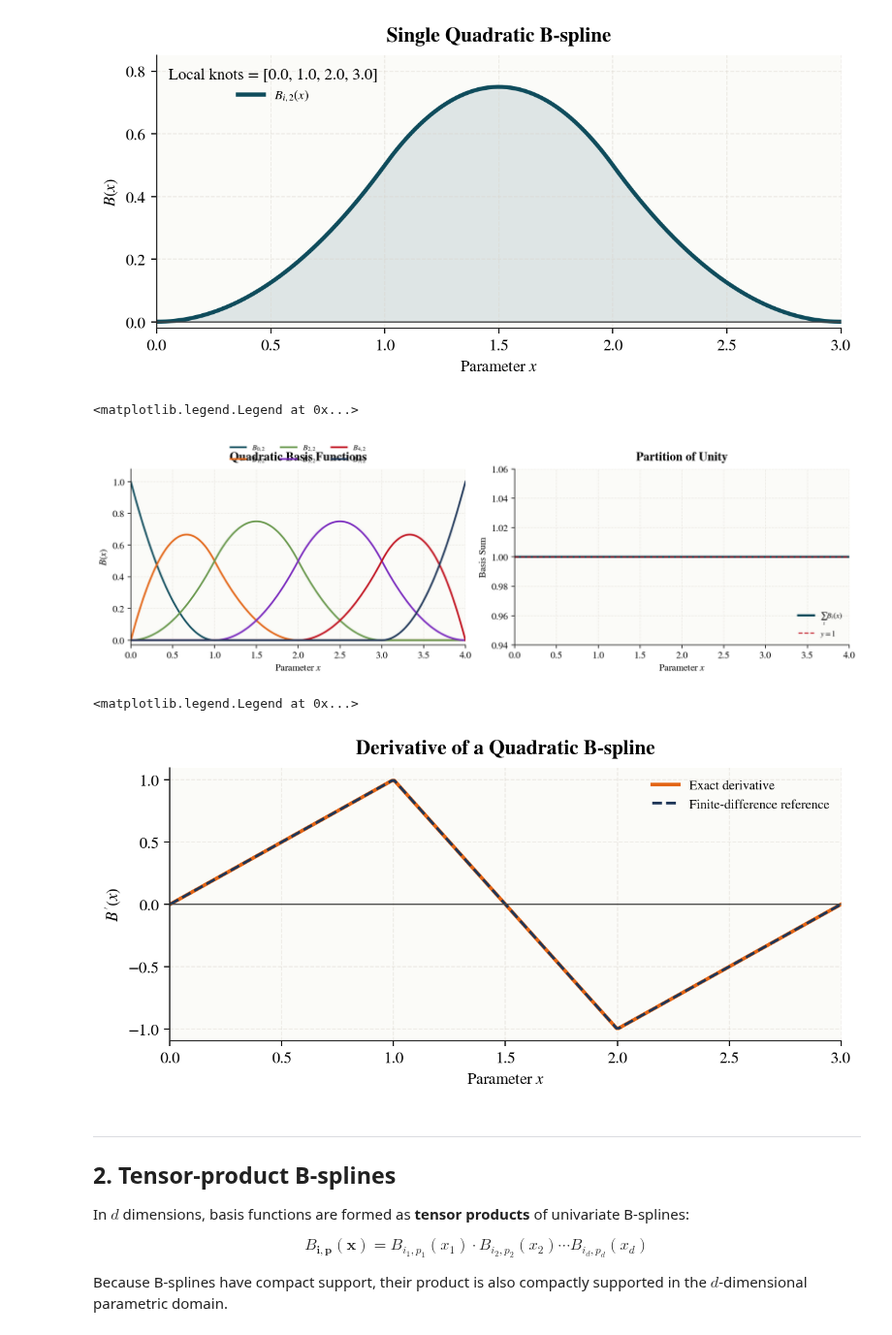
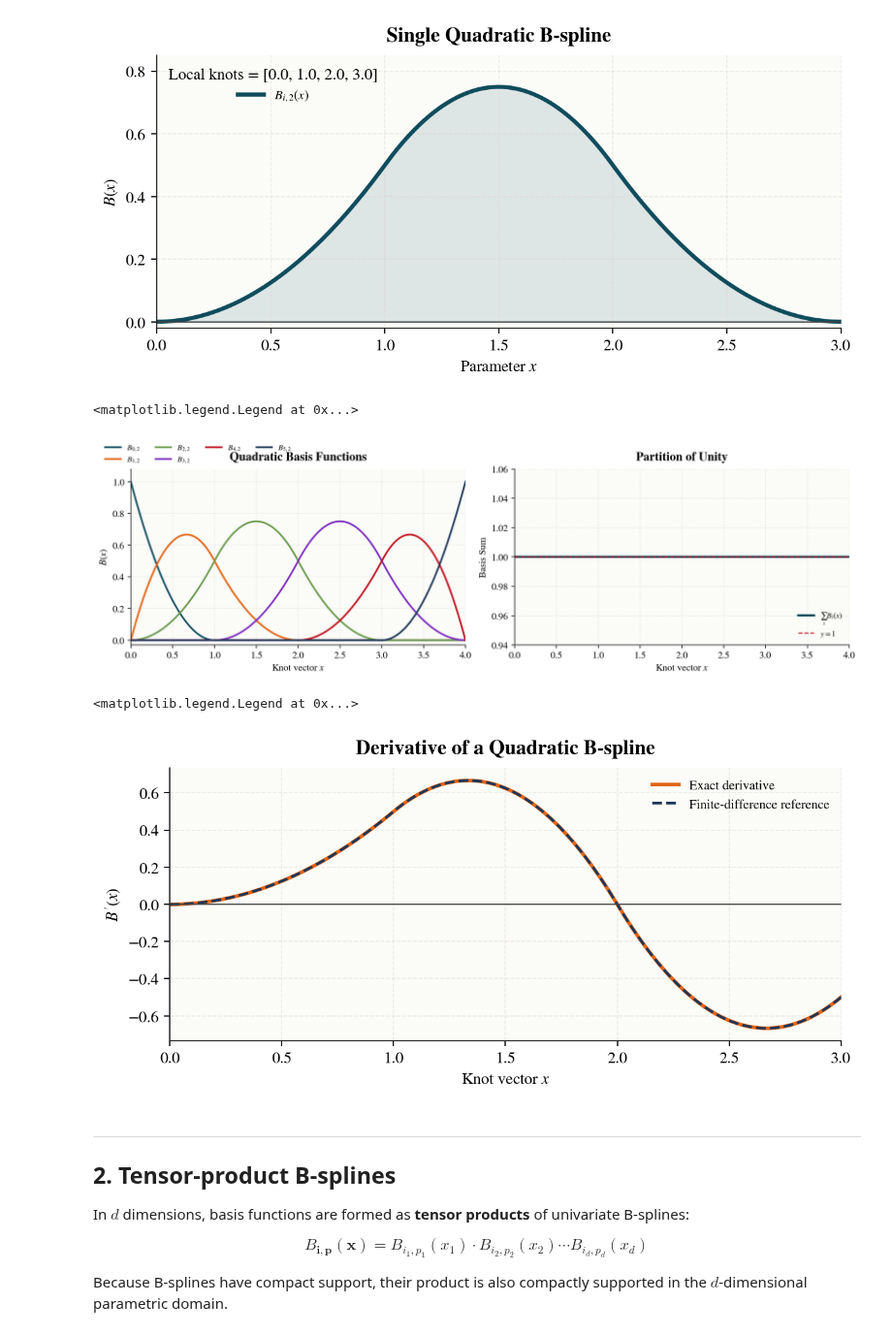
Before and after one commit to VhI3/THBSplines, a Jupyter notebook: notebooks/THBSplines_tutorial.ipynb, the cells around one changed output. Shown at 97% size. Cells and saved outputs as stored; diff of their text form; code cells hidden in the pictures.

```diff
--- a/notebooks/THBSplines_tutorial.ipynb
+++ b/notebooks/THBSplines_tutorial.ipynb
@@ -162,7 +162,7 @@ ax.legend(loc='upper left', title=f'Local knots = {knots.tolist()}')
 # They form a partition of unity (sum = 1 everywhere).
 
 global_knots = np.array([0, 0, 0, 1, 2, 3, 4, 4, 4], dtype=float)
-degree = 2
+degree = 2 # quadratic
 n_basis = len(global_knots) - degree - 1  # = 6
 
 x = np.linspace(0, 4, 400)
@@ -178,45 +178,45 @@ for i in range(n_basis):
     total += yi
     axes[0].plot(x, yi, lw=2.0, color=LINE_COLORS[i % len(LINE_COLORS)], label=fr'$B_{{{i},{degree}}}$')
 
-style_axes(axes[0], xlabel='Parameter $x$', ylabel='$B(x)$', title='Quadratic Basis Functions')
+style_axes(axes[0], xlabel='Knot vector $x$', ylabel='$B(x)$', title='Quadratic Basis Functions')
 axes[0].set_xlim(0, 4)
 axes[0].set_ylim(-0.03, 1.08)
-axes[0].legend(ncol=3, loc='upper center', bbox_to_anchor=(0.5, 1.18))
+axes[0].legend(ncol=4, loc='best', bbox_to_anchor=(0.5, 1.18))
 
 axes[1].plot(x, total, lw=2.6, color=LINE_COLORS[0], label=r'$\sum_i B_i(x)$')
 axes[1].axhline(1, color=LINE_COLORS[4], ls='--', lw=1.3, label='$y = 1$')
-style_axes(axes[1], xlabel='Parameter $x$', ylabel='Basis Sum', title='Partition of Unity')
+style_axes(axes[1], xlabel='Knot vector $x$', ylabel='Basis Sum', title='Partition of Unity')
 axes[1].set_xlim(0, 4)
 axes[1].set_ylim(0.94, 1.06)
 axes[1].legend(loc='lower right')
 # %% [output]
 <matplotlib.legend.Legend at 0x...>
-[figure, old version]
+[figure, new version]
 # %%
 # ── First derivative of a B-spline ────────────────────────────────────────────
 #
 # The derivative of B_{i,p} is:
 #   B'_{i,p}(x) = p * [ B_{i,p-1}(x) / (t_{i+p}-t_i)  -  B_{i+1,p-1}(x) / (t_{i+p+1}-t_{i+1}) ]
 
-knots = np.array([0.0, 1.0, 2.0, 3.0])
-B = CyBSpline(2, knots)
+knots = np.array([0.0, 1.0, 2.0, 3.0, 4.0])
+B = CyBSpline(3, knots)
 
-x = np.linspace(0, 3, 300)
+x = np.linspace(knots[0], knots[-1], 300)
 dBdx = B.D(x, 1)
 
 h = 1e-5
 fd_ref = (B(x + h) - B(x - h)) / (2 * h)
 
 fig, ax = plt.subplots(figsize=(7.2, 3.4), constrained_layout=True)
 ax.plot(x, dBdx, lw=2.5, color=LINE_COLORS[1], label="Exact derivative")
 ax.plot(x, fd_ref, ls='--', lw=1.8, color=LINE_COLORS[5], label='Finite-difference reference')
 ax.axhline(0, color='#444444', lw=0.8)
-style_axes(ax, xlabel='Parameter $x$', ylabel="$B'(x)$", title='Derivative of a Quadratic B-spline')
+style_axes(ax, xlabel='Knot vector $x$', ylabel="$B'(x)$", title='Derivative of a Quadratic B-spline')
 ax.set_xlim(0, 3)
 ax.legend(loc='upper right')
 # %% [output]
 <matplotlib.legend.Legend at 0x...>
-[figure, old version]
+[figure, new version]
 # %% [markdown]
 ---
 ## 2. Tensor-product B-splines
```
Also changed, not shown: parts of 1 cell of this notebook.
